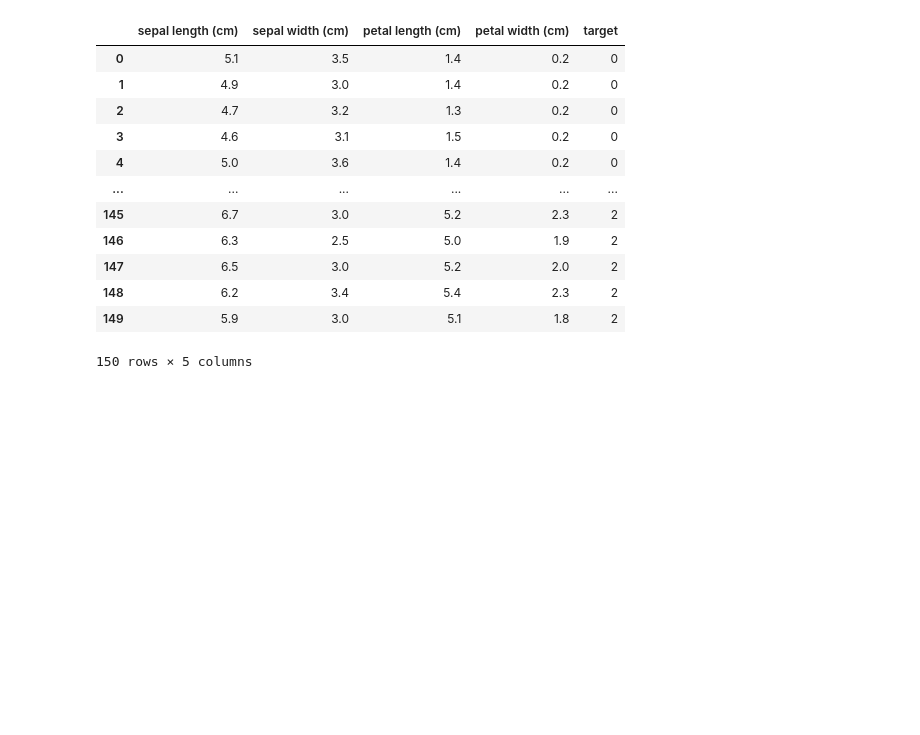
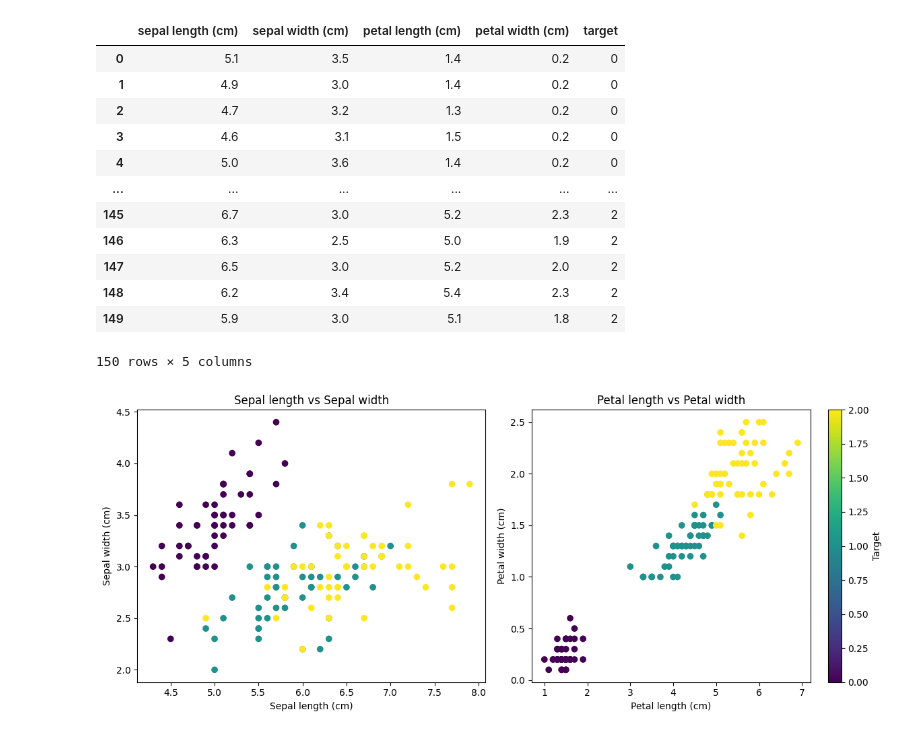
Before and after one commit to Kshitijk14/practice-ml, a Jupyter notebook: 014-GridSearchCV-(hyper-param-tuning)/iris-grid-search.ipynb, the cells around one changed output. Saved outputs shown, nothing was run; the diff lists cells and outputs as text; code cells hidden in the pictures; blank space fills up the shorter version.

```diff
--- a/014-GridSearchCV-(hyper-param-tuning)/iris-grid-search.ipynb
+++ b/014-GridSearchCV-(hyper-param-tuning)/iris-grid-search.ipynb
@@ -49,3 +51,25 @@ df
 | 148 | 6.2 | 3.4 | 5.4 | 2.3 | 2 |
 | 149 | 5.9 | 3.0 | 5.1 | 1.8 | 2 |
 150 rows × 5 columns
+# %%
+# Scatter plot for Sepal length vs Sepal width
+plt.figure(figsize=(12, 5))
+
+plt.subplot(1, 2, 1)
+plt.scatter(df['sepal length (cm)'], df['sepal width (cm)'], c=df['target'], cmap='viridis')
+plt.title('Sepal length vs Sepal width')
+plt.xlabel('Sepal length (cm)')
+plt.ylabel('Sepal width (cm)')
+
+# Scatter plot for Petal length vs Petal width
+plt.subplot(1, 2, 2)
+plt.scatter(df['petal length (cm)'], df['petal width (cm)'], c=df['target'], cmap='viridis')
+plt.title('Petal length vs Petal width')
+plt.xlabel('Petal length (cm)')
+plt.ylabel('Petal width (cm)')
+
+plt.colorbar(label='Target')
+plt.tight_layout()
+plt.show()
+# %% [output]
+[figure, added]
```
Also changed, not shown: parts of 31 cells of this notebook, 4 other files.
